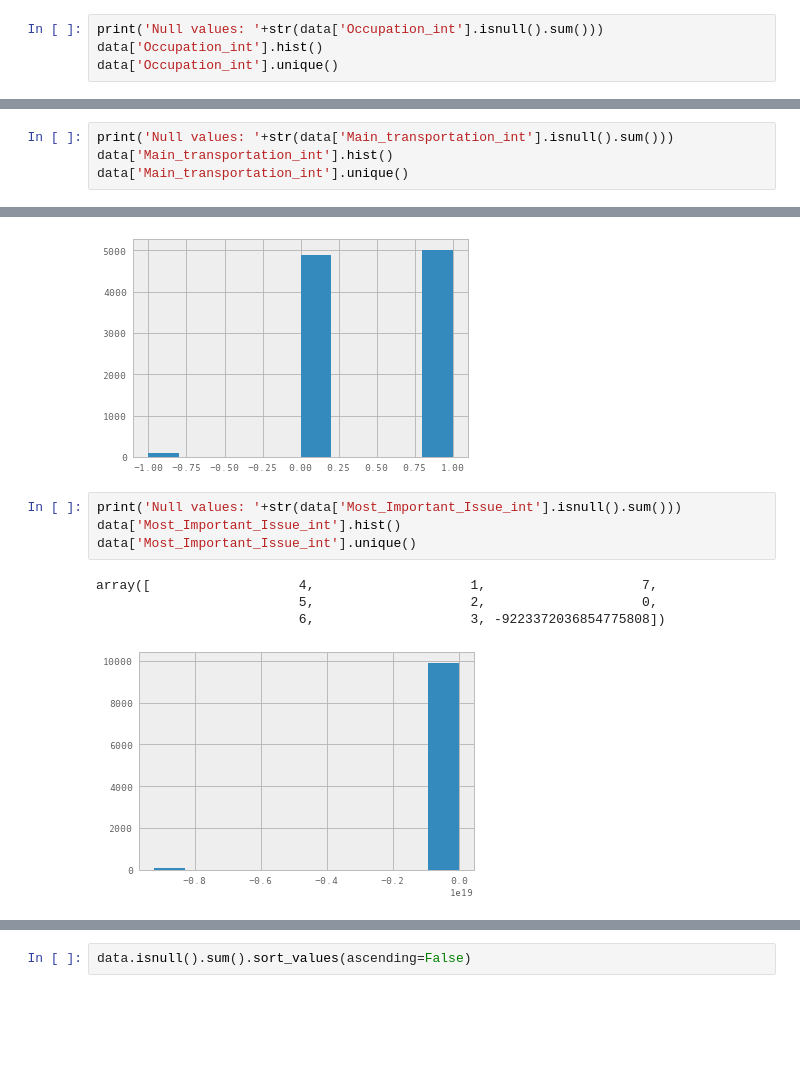
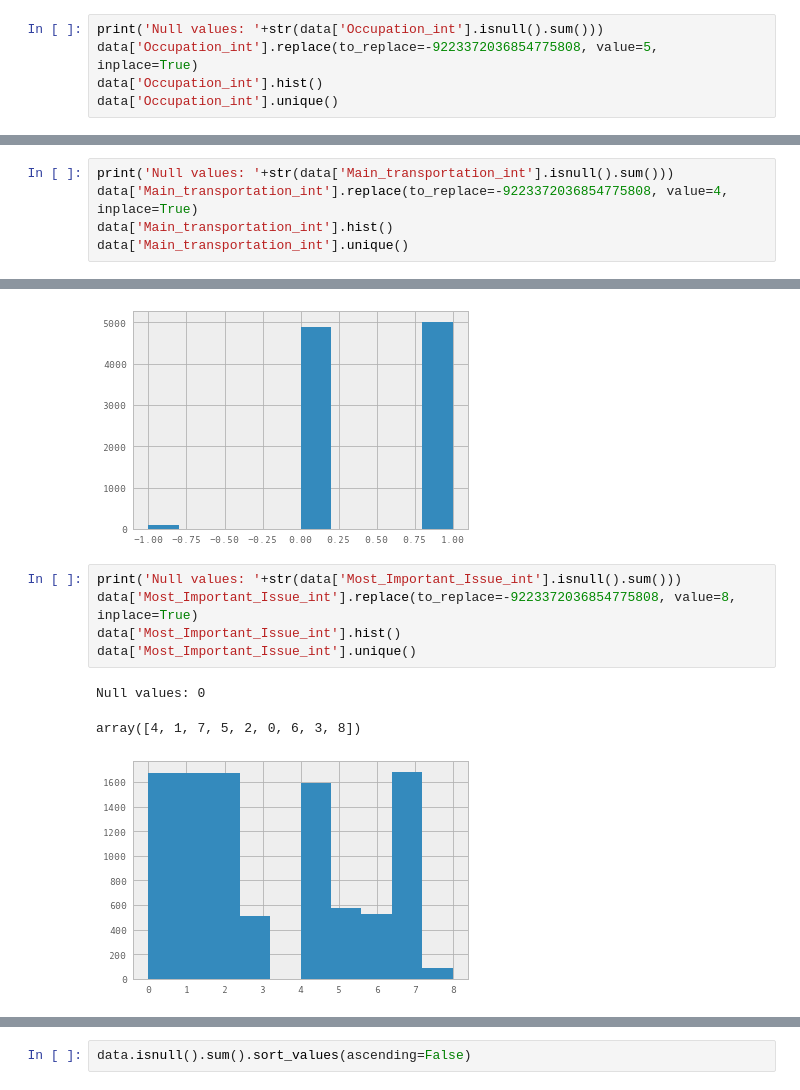
Before and after one commit to odedgolden/Machine-Learning, a Jupyter notebook: ML_ex2/ML_ex2.ipynb, the cells around one changed output, grey strips where cells are left out. Cells and saved outputs as stored; diff of their text form; blank space fills up the shorter version.

Commit message:
Yet more data exploration.

```diff
--- a/ML_ex2/ML_ex2.ipynb
+++ b/ML_ex2/ML_ex2.ipynb
@@ -560,6 +584,7 @@ Name: Number_of_differnt_parties_voted_for, dtype: float64
 [figure]
 # %%
 print('Null values: '+str(data['Occupation_int'].isnull().sum()))
+data['Occupation_int'].replace(to_replace=-9223372036854775808, value=5, inplace=True)
 data['Occupation_int'].hist()
 data['Occupation_int'].unique()
 # %% [output]
@@ -569,5 +594,6 @@ array([                   0,                    2,                    3,
 # %%
 print('Null values: '+str(data['Main_transportation_int'].isnull().sum()))
+data['Main_transportation_int'].replace(to_replace=-9223372036854775808, value=4, inplace=True)
 data['Main_transportation_int'].hist()
 data['Main_transportation_int'].unique()
 # %% [output]
@@ -611,12 +637,12 @@ array([ 0,  1, -1])
 [figure]
 # %%
 print('Null values: '+str(data['Most_Important_Issue_int'].isnull().sum()))
+data['Most_Important_Issue_int'].replace(to_replace=-9223372036854775808, value=8, inplace=True)
 data['Most_Important_Issue_int'].hist()
 data['Most_Important_Issue_int'].unique()
 # %% [output]
-array([                   4,                    1,                    7,
-                          5,                    2,                    0,
-                          6,                    3, -9223372036854775808])
+Null values: 0
+array([4, 1, 7, 5, 2, 0, 6, 3, 8])
-[figure, old version]
+[figure, new version]
 # %%
 print('Null values: '+str(data['Age_group_int'].isnull().sum()))
```
Also changed, not shown: parts of 19 cells of this notebook.
